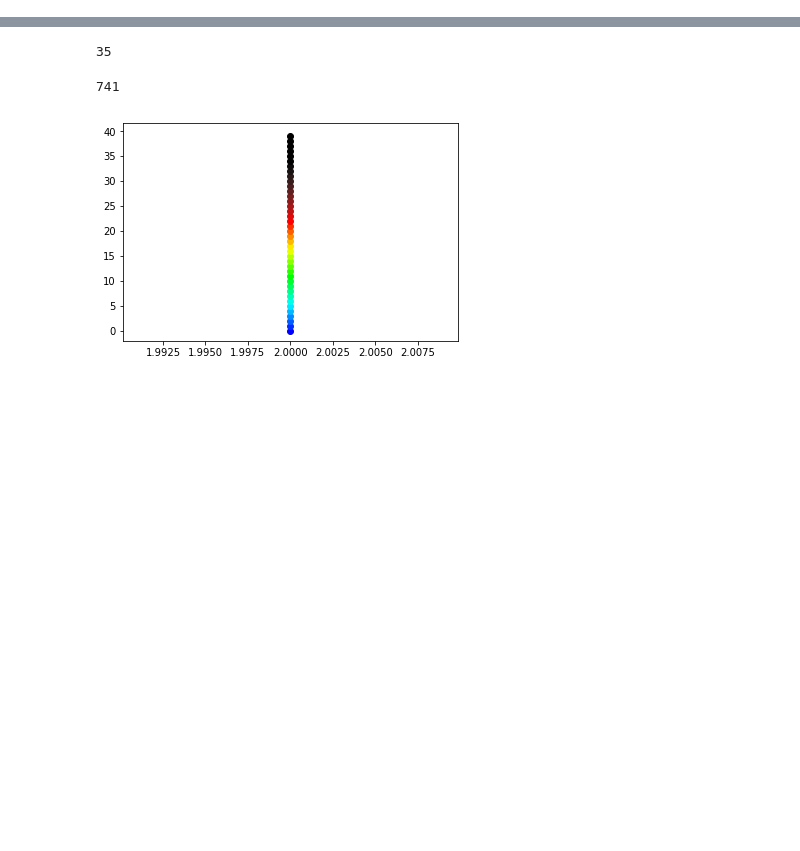
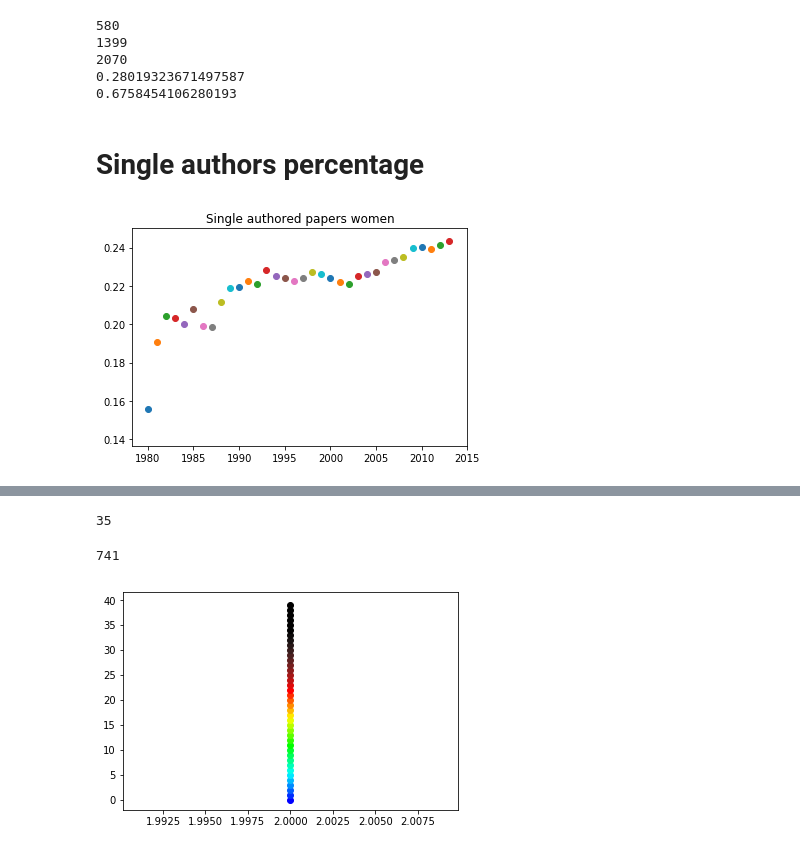
Before and after one commit to comRamona/Honours-Project-NLP-for-Gender, a Jupyter notebook: notebooks/Career Development Over Time - Gradients.ipynb, the cells around one changed output, grey strips where cells are left out. Cells and saved outputs as stored; diff of their text form; code cells hidden in the pictures; blank space fills up the shorter version.

Commit message:
better gender by year plots

```diff
--- a/notebooks/Career Development Over Time - Gradients.ipynb
+++ b/notebooks/Career Development Over Time - Gradients.ipynb
@@ -63,2 +59,58 @@ Average papers per authors 1.29
 # %%
 LIMIT_PAPERS = 5
+# %%
+fem = 0
+mal = 0
+total = 0
+for i in range(2014,2015):
+
+    year = df[df["year"] == i]
+    #auths = set(chain.from_iterable(year["authors"]))
+    papers = year["authors"]
+
+    for auths in papers:
+        if(len(auths)==0):
+            continue
+        if auths[0] in known_f:
+            fem += 1
+        elif auths[0] in known_m:
+            mal +=1
+        total += 1
+
+print(fem)
+print(mal)
+print(total)
+print(fem/total)
+print(mal/total)
+# %% [output]
+580
+1399
+2070
+0.28019323671497587
+0.6758454106280193
+# %% [markdown]
+# Single authors percentage
+# %%
+fem = 0
+mal = 0
+total = 0
+plt.figure()
+for j in range(1980, 2014):
+    for i in range(j,j+1):
+        year = df[df["year"] == i]
+        #auths = set(chain.from_iterable(year["authors"]))
+        papers = year["authors"]
+
+        for auths in papers:
+            if(len(auths)!=1):
+                continue
+            if auths[0] in known_f:
+                fem += 1
+            elif auths[0] in known_m:
+                mal +=1
+            total += 1
+    plt.scatter(i, fem/total)
+plt.title("Single authored papers women")
+plt.show()
+# %% [output]
+[figure, added]
```
Also changed, not shown: parts of 7 cells of this notebook, 7 other files.
